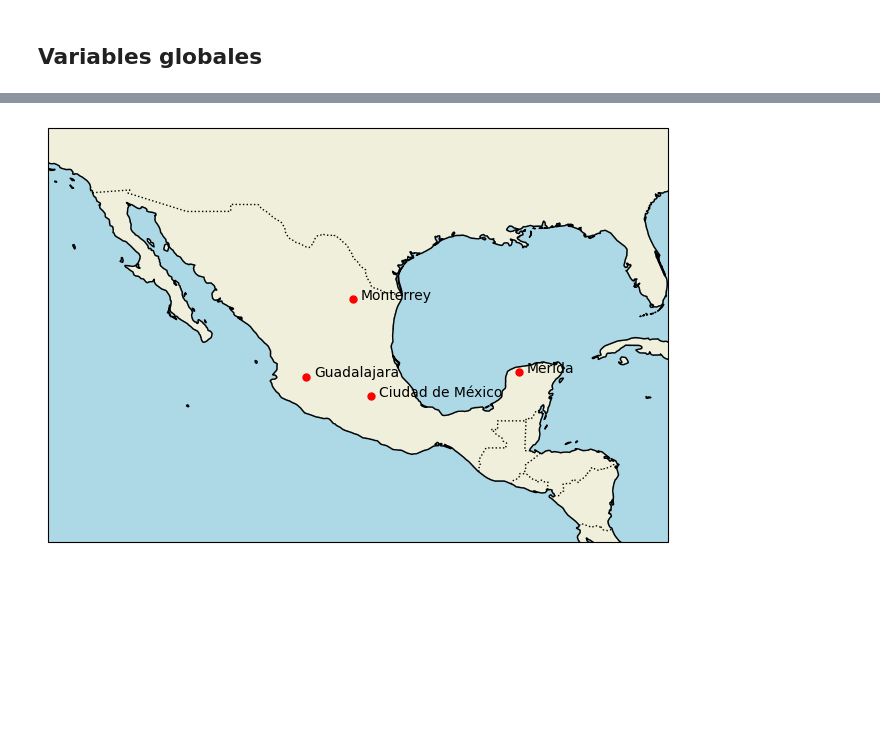
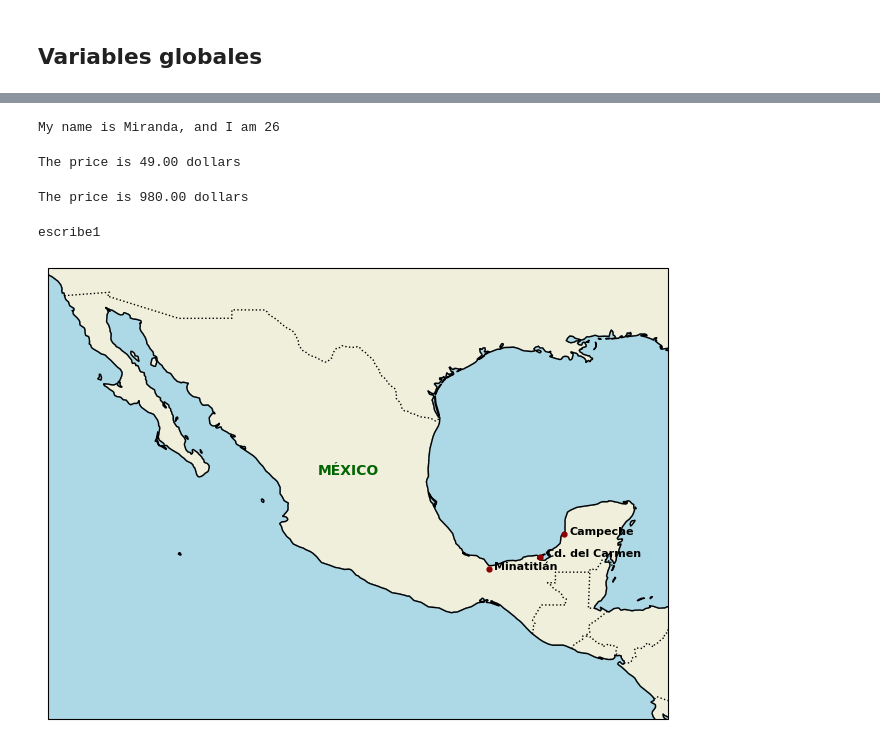
Before and after one commit to gilbertoCM/Modelab-Python, a Jupyter notebook: examples_miranda/ejemplos_miranda.ipynb, the cells around one changed output, grey strips where cells are left out. Saved outputs shown, nothing was run; the diff lists cells and outputs as text; code cells hidden in the pictures; blank space fills up the shorter version.

```diff
--- a/examples_miranda/ejemplos_miranda.ipynb
+++ b/examples_miranda/ejemplos_miranda.ipynb
@@ -171,0 +437,25 @@ one of the greatest beatles ispaul
+# %%
+age = 26
+# con "f" se puede concatenar texto con variables
+txt = f"My name is Miranda, and I am {age}"
+print(txt)
+# %% [output]
+My name is Miranda, and I am 26
+# %%
+###Placeholders and Modifiers
+price = 49
+txt = f"The price is {price:.2f} dollars"
+print(txt)
+# %% [output]
+The price is 49.00 dollars
+# %%
+###Placeholders and Modifiers
+price = 49
+txt = f"The price is {price * 20:.2f} dollars"
+print(txt)
+# %% [output]
+The price is 980.00 dollars
+# %%
+print("escribe1")
+# %% [output]
+escribe1
@@ -172,32 +470,35 @@ one of the greatest beatles ispaul
 # %%
 import matplotlib.pyplot as plt
 import cartopy.crs as ccrs
 import cartopy.feature as cfeature
 
 # Coordenadas de las ciudades
 ciudades = {
-    "Ciudad de México": (19.43, -99.13),
-    "Guadalajara": (20.67, -103.35),
-    "Monterrey": (25.67, -100.31),
-    "Mérida": (20.97, -89.62),
+    "Minatitlán": (17.98061, -94.54165),
+    "Campeche": (19.84, -90.52),
+    "Cd. del Carmen": (18.64, -91.82),
 }
 
 # Crear el mapa
 fig, ax = plt.subplots(figsize=(8, 6), subplot_kw={"projection": ccrs.PlateCarree()})
-ax.set_extent([-120, -80, 10, 35])  # Extensión del mapa
+ax.set_extent([-118, -85, 10, 33])  # Extensión del mapa
 
 # Agregar características geográficas
 ax.add_feature(cfeature.BORDERS, linestyle=":")
 ax.add_feature(cfeature.COASTLINE)
 ax.add_feature(cfeature.LAND, edgecolor="black")
 ax.add_feature(cfeature.OCEAN, color="lightblue")
+ax.text(-102, 23, "MÉXICO", fontsize=10, fontweight="bold", color="darkgreen",
+        transform=ccrs.PlateCarree(), ha="center")
+#ax.stock_img()
 
 # Graficar las ciudades
 for ciudad, (lat, lon) in ciudades.items():
-    ax.plot(lon, lat, marker="o", markersize=5, color="red", transform=ccrs.PlateCarree())
-    ax.text(lon + 0.5, lat, ciudad, fontsize=10, transform=ccrs.PlateCarree())
+    ax.plot(lon, lat, marker="o", markersize=3.5, color="darkred", transform=ccrs.PlateCarree())
+    ax.text(lon + 0.3, lat, ciudad, fontsize=8,color = "black",fontweight="bold", transform=ccrs.PlateCarree())
 
 # Mostrar el mapa
 plt.show()
+#plt.savefig("mapa_ciudades.png", dpi=300)
 # %% [output]
-[figure, old version]
+[figure, new version]
```
Also changed, not shown: parts of 28 cells of this notebook, 2 other files.
